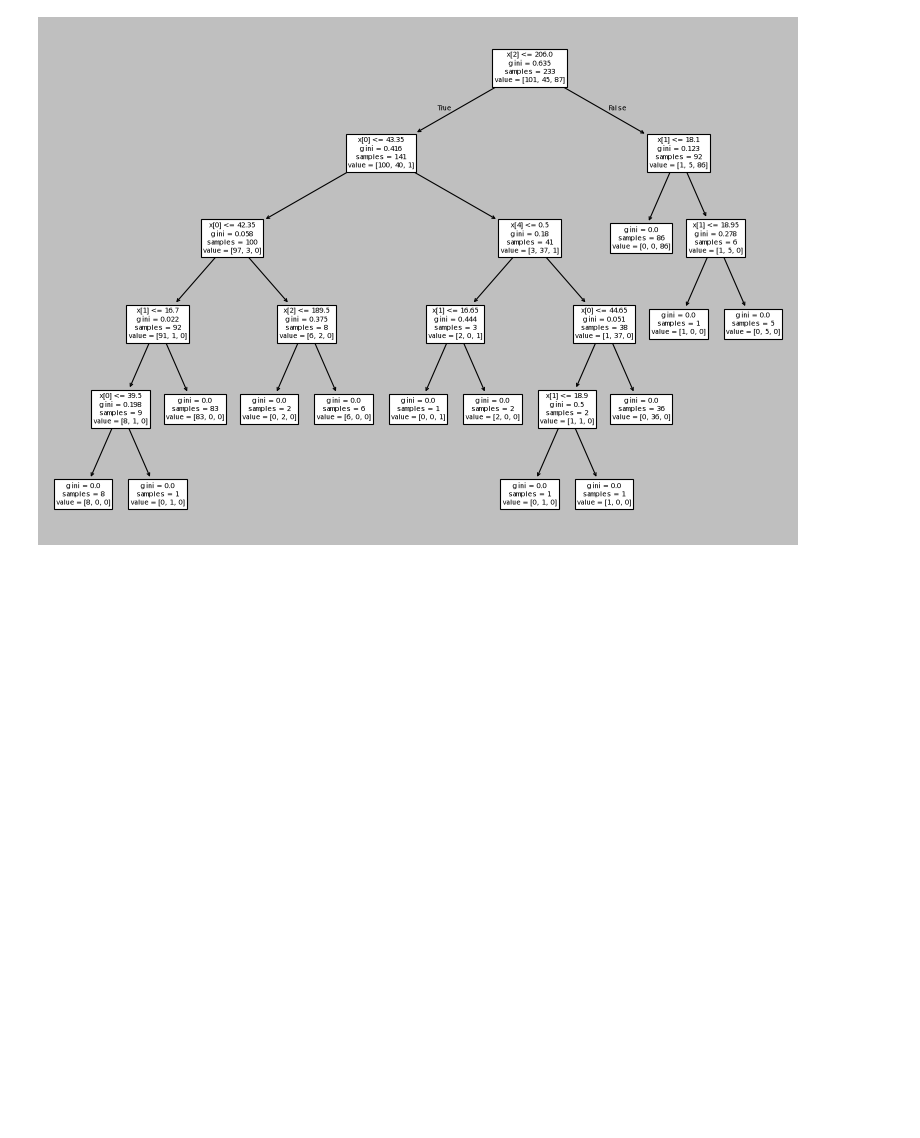
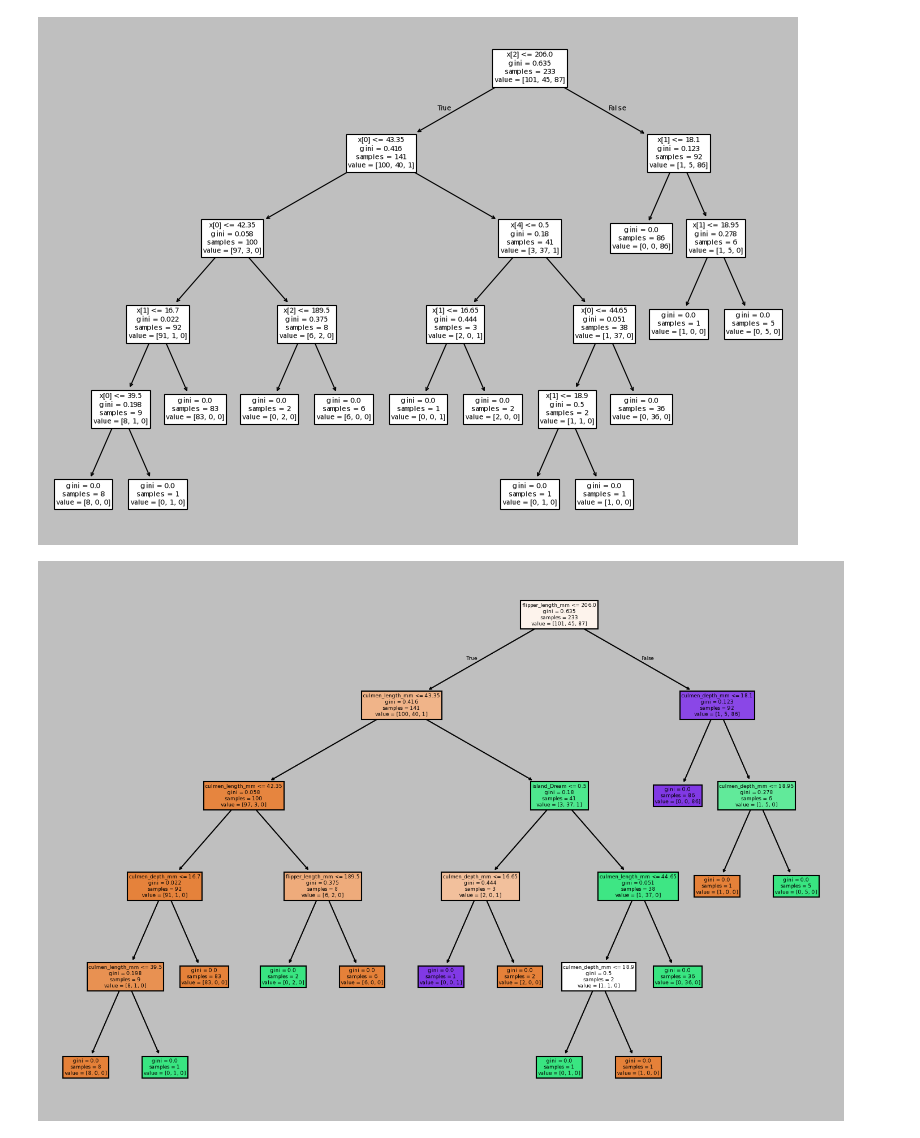
Before and after one commit to Jquishpeq923/Machine-Learning-6-SIN-A-Mar-Jul-2026, a Jupyter notebook: penguins1.ipynb, the cells around one changed output. Saved outputs shown, nothing was run; the diff lists cells and outputs as text; code cells hidden in the pictures; blank space fills up the shorter version.

```diff
--- a/penguins1.ipynb
+++ b/penguins1.ipynb
@@ -276,3 +276,15 @@ plt.figure(figsize=(12,8))
 plot_tree(model);
 # %% [output]
 [figure]
+# %%
+# Create a large canvas (12x8 inches) and increase the resolution (dpi=150)
+# to ensure the text and boxes are crisp and readable when we zoom in.
+plt.figure(figsize=(12,8), dpi=150)
+
+# Draw the decision tree with key visual and readable enhancements.
+# 'filled=True' paints the boxes with colors representing the predicted species.
+# 'feature_names=X.columns' replaces generic mathematical labels (like X[0]) with actual column names.
+# The semicolon (;) continues to hide the messy text output.
+plot_tree(model, filled=True, feature_names=X.columns);
+# %% [output]
+[figure, added]
```
